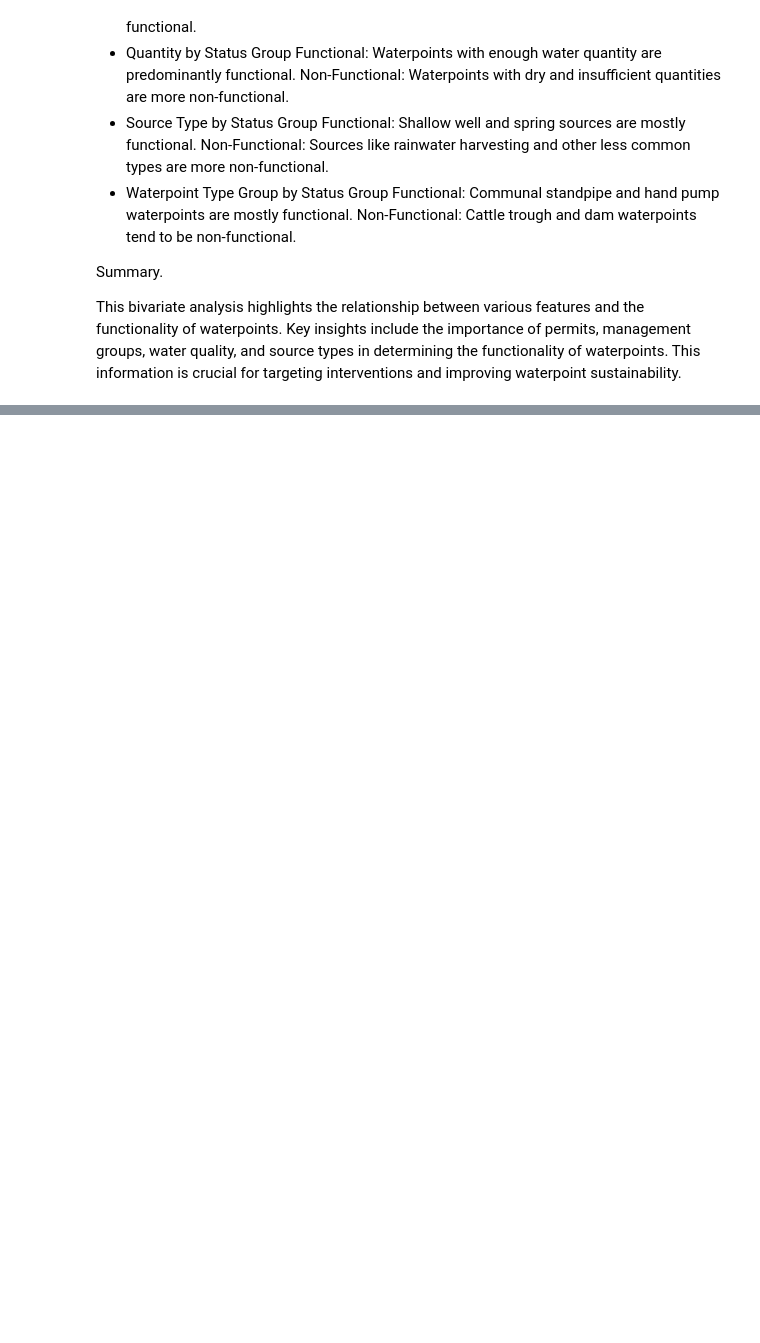
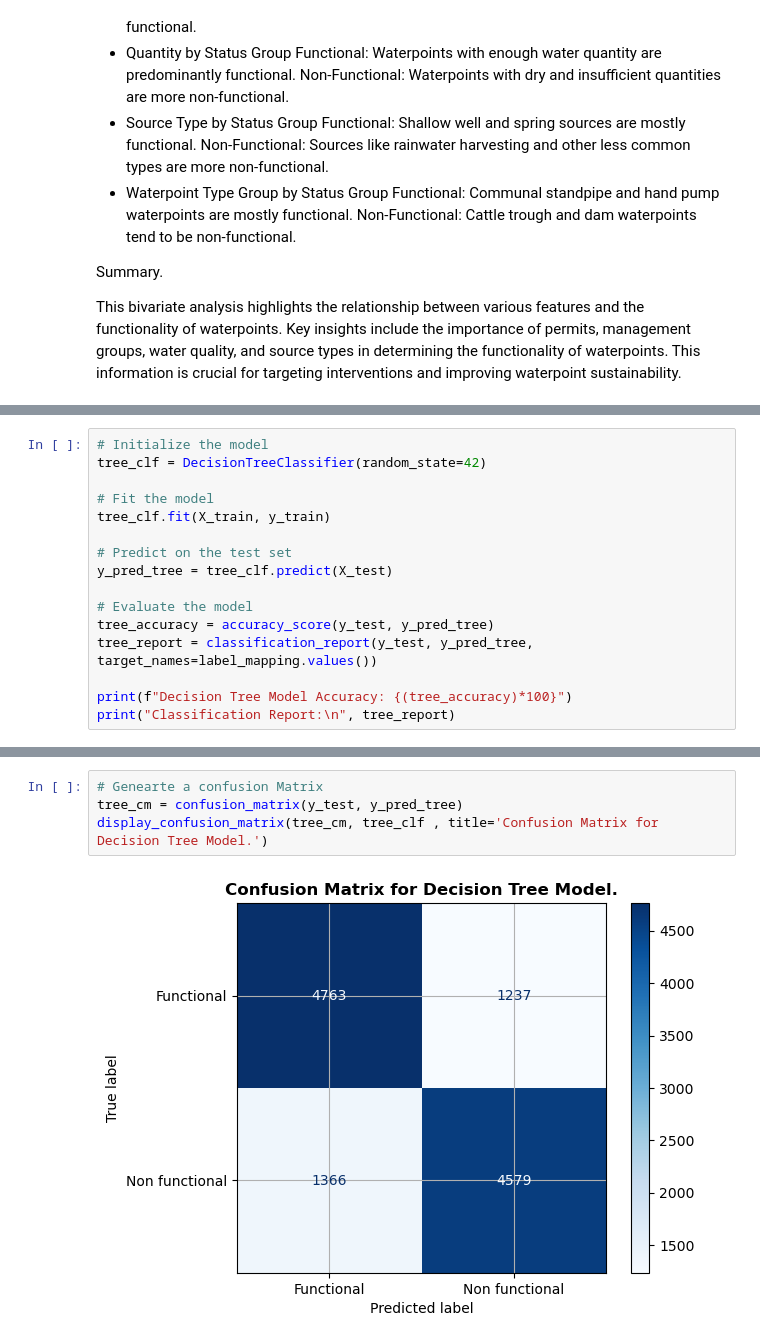
Before and after one commit to PaulMuniu/Tanzania_Water_Wells_Model, a Jupyter notebook: Tanzania_wells.ipynb, the cells around one changed output, grey strips where cells are left out. Cells and saved outputs as stored; diff of their text form; blank space fills up the shorter version.

```diff
--- a/Tanzania_wells.ipynb
+++ b/Tanzania_wells.ipynb
@@ -681,0 +912,16 @@ This bivariate analysis highlights the relationship between various features and
+# %%
+# Initialize the model
+tree_clf = DecisionTreeClassifier(random_state=42)
+
+# Fit the model
+tree_clf.fit(X_train, y_train)
+
+# Predict on the test set
+y_pred_tree = tree_clf.predict(X_test)
+
+# Evaluate the model
+tree_accuracy = accuracy_score(y_test, y_pred_tree)
+tree_report = classification_report(y_test, y_pred_tree, target_names=label_mapping.values())
+
+print(f"Decision Tree Model Accuracy: {(tree_accuracy)*100}")
+print("Classification Report:\n", tree_report)
@@ -681,0 +939,6 @@ This bivariate analysis highlights the relationship between various features and
+# %%
+# Genearte a confusion Matrix
+tree_cm = confusion_matrix(y_test, y_pred_tree)
+display_confusion_matrix(tree_cm, tree_clf , title='Confusion Matrix for Decision Tree Model.')
+# %% [output]
+[figure, added]
```
Also changed, not shown: parts of 24 cells of this notebook.
